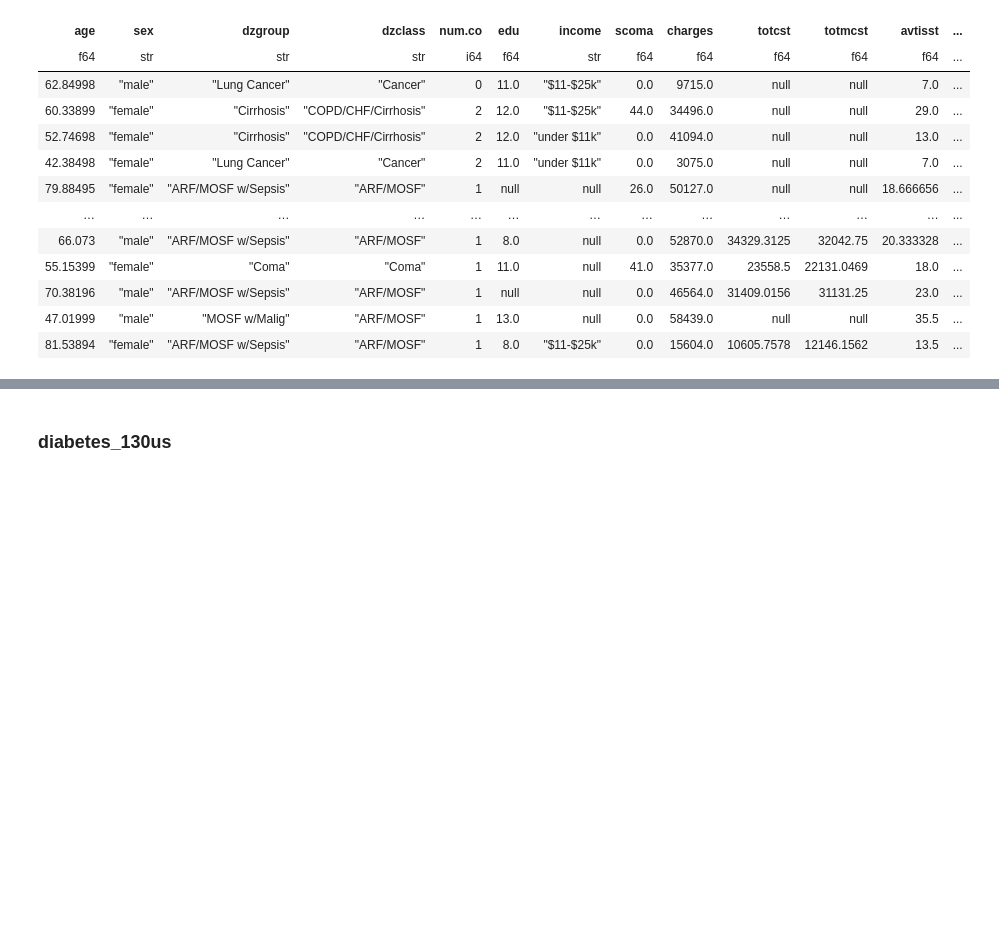
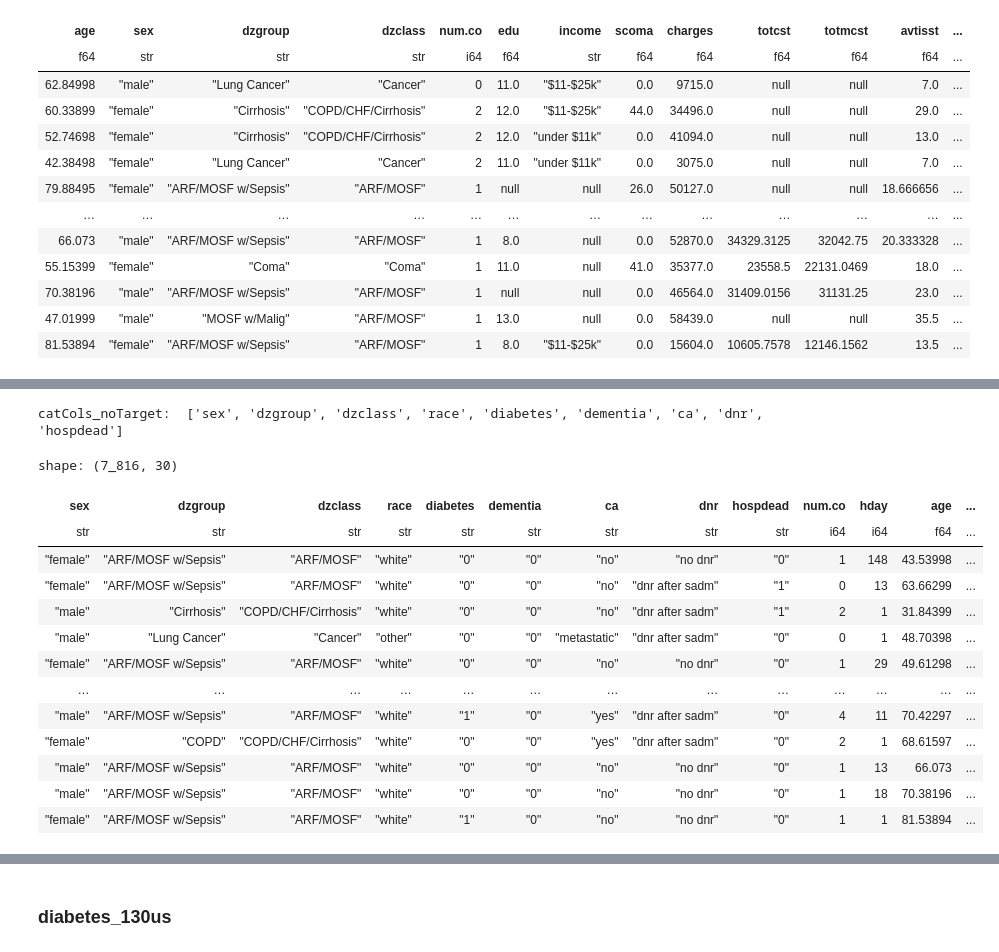
Before and after one commit to kod5kod/MixTaBank, a Jupyter notebook: dev_wip.ipynb, the cells around one changed output, grey strips where cells are left out. Saved outputs shown, nothing was run; the diff lists cells and outputs as text; code cells hidden in the pictures; blank space fills up the shorter version.

```diff
--- a/dev_wip.ipynb
+++ b/dev_wip.ipynb
@@ -981,2 +2454,17 @@ shape: (9_105, 45)
 # %%
-# get_df_info_pl(support2_df)
+# Get metadata for Polars DataFrame
+pl_metadata = get_pl_metadata(support2_limited_df)
+# pp(pl_metadata)
+
+# Retrieves column types from metadata
+catCols = [(k) for k, v in pl_metadata["fields"].items() if v["type"] == "categorical"]
+intCols = [(k) for k, v in pl_metadata["fields"].items() if v["type"] == "numerical" and v["subtype"] == "int"]
+floatCols = [(k) for k, v in pl_metadata["fields"].items() if v["type"] == "numerical" and v["subtype"] == "float"]
+binCols = [(k) for k, v in pl_metadata["fields"].items() if v["type"] == "categorical" and v["subtype"] == "binary"]
+numCols = intCols + floatCols
+print("catCols: ", catCols)
+print("intCols: ", intCols)
+print("floatCols: ", floatCols)
+print("binCols: ", binCols)
+print("numCols: ", numCols)
+print("target_col: ", target_col_name)
@@ -982,0 +2478,23 @@ shape: (9_105, 45)
+# %%
+catCols_noTarget = [j for j in catCols if j != target_col_name]
+print("catCols_noTarget: ", catCols_noTarget)  # catCols_noTarget
+# %% [output]
+catCols_noTarget:  ['sex', 'dzgroup', 'dzclass', 'race', 'diabetes', 'dementia', 'ca', 'dnr', 'hospdead']
+# %%
+support2_limited_df = support2_limited_df.select(catCols_noTarget + numCols + [target_col_name])
+support2_limited_df
+# %% [output]
+shape: (7_816, 30)
+| sex | dzgroup | dzclass | race | diabetes | dementia | ca | dnr | hospdead | num.co | hday | age | ... |
+| str | str | str | str | str | str | str | str | str | i64 | i64 | f64 | ... |
+| "female" | "ARF/MOSF w/Sepsis" | "ARF/MOSF" | "white" | "0" | "0" | "no" | "no dnr" | "0" | 1 | 148 | 43.53998 | ... |
+| "female" | "ARF/MOSF w/Sepsis" | "ARF/MOSF" | "white" | "0" | "0" | "no" | "dnr after sadm" | "1" | 0 | 13 | 63.66299 | ... |
+| "male" | "Cirrhosis" | "COPD/CHF/Cirrhosis" | "white" | "0" | "0" | "no" | "dnr after sadm" | "1" | 2 | 1 | 31.84399 | ... |
+| "male" | "Lung Cancer" | "Cancer" | "other" | "0" | "0" | "metastatic" | "dnr after sadm" | "0" | 0 | 1 | 48.70398 | ... |
+| "female" | "ARF/MOSF w/Sepsis" | "ARF/MOSF" | "white" | "0" | "0" | "no" | "no dnr" | "0" | 1 | 29 | 49.61298 | ... |
+| … | … | … | … | … | … | … | … | … | … | … | … | ... |
+| "male" | "ARF/MOSF w/Sepsis" | "ARF/MOSF" | "white" | "1" | "0" | "yes" | "dnr after sadm" | "0" | 4 | 11 | 70.42297 | ... |
+| "female" | "COPD" | "COPD/CHF/Cirrhosis" | "white" | "0" | "0" | "yes" | "dnr after sadm" | "0" | 2 | 1 | 68.61597 | ... |
+| "male" | "ARF/MOSF w/Sepsis" | "ARF/MOSF" | "white" | "0" | "0" | "no" | "no dnr" | "0" | 1 | 13 | 66.073 | ... |
+| "male" | "ARF/MOSF w/Sepsis" | "ARF/MOSF" | "white" | "0" | "0" | "no" | "no dnr" | "0" | 1 | 18 | 70.38196 | ... |
+| "female" | "ARF/MOSF w/Sepsis" | "ARF/MOSF" | "white" | "1" | "0" | "no" | "no dnr" | "0" | 1 | 1 | 81.53894 | ... |
```
Also changed, not shown: parts of 176 cells of this notebook, 3 other files.
